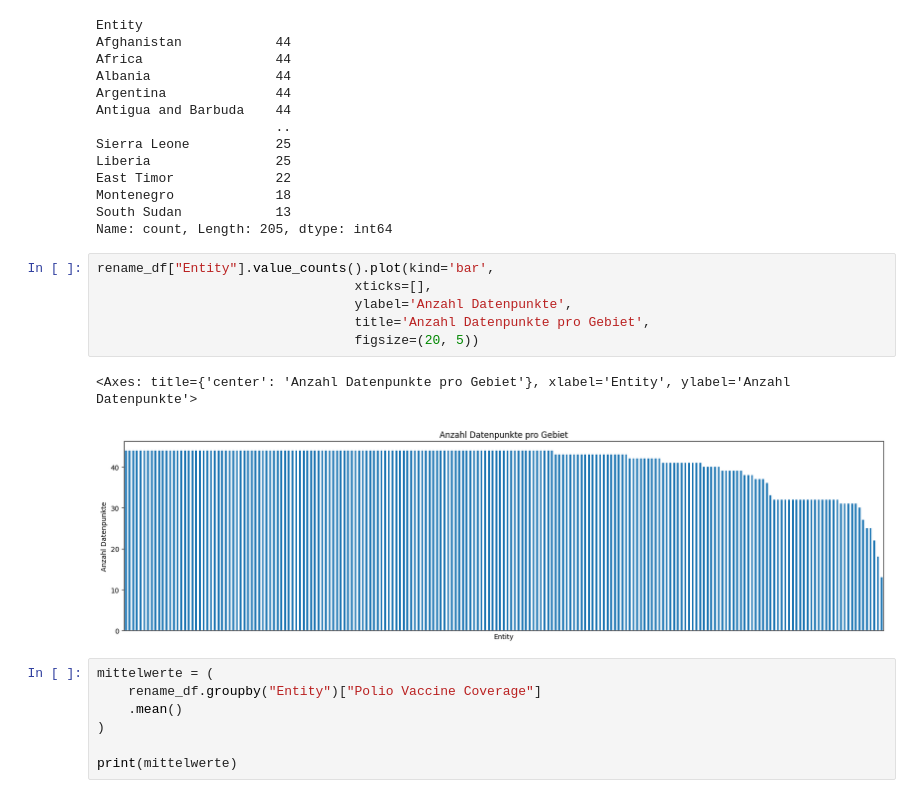
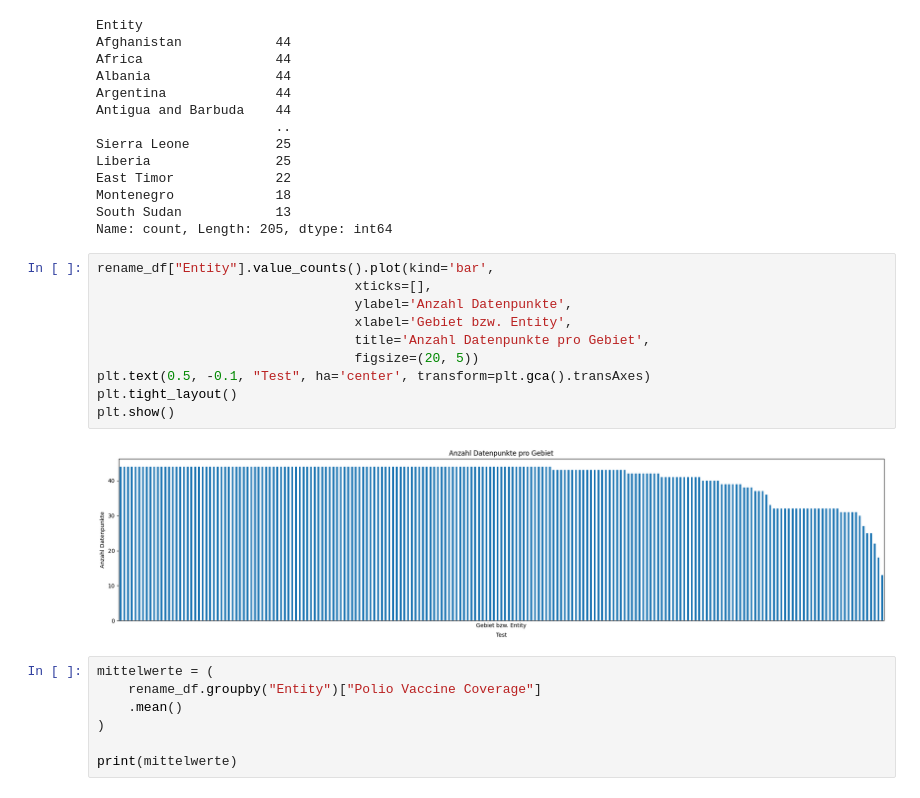
Before and after one commit to gandlea/LN-2-HS2025, a Jupyter notebook: Leistungsnachweis.ipynb, the cells around one changed output. Drawn from its saved outputs; the diff is of its cells as text.

```diff
--- a/Leistungsnachweis.ipynb
+++ b/Leistungsnachweis.ipynb
@@ -258,12 +276,15 @@ Name: count, Length: 205, dtype: int64
 # %%
 rename_df["Entity"].value_counts().plot(kind='bar',
                                  xticks=[],
                                  ylabel='Anzahl Datenpunkte',
+                                 xlabel='Gebiet bzw. Entity',
                                  title='Anzahl Datenpunkte pro Gebiet',
                                  figsize=(20, 5))
+plt.text(0.5, -0.1, "Test", ha='center', transform=plt.gca().transAxes)
+plt.tight_layout()
+plt.show()
 # %% [output]
-<Axes: title={'center': 'Anzahl Datenpunkte pro Gebiet'}, xlabel='Entity', ylabel='Anzahl Datenpunkte'>
-[figure, old version]
+[figure, new version]
 # %%
 mittelwerte = (
     rename_df.groupby("Entity")["Polio Vaccine Coverage"]
```
Also changed, not shown: parts of 3 cells of this notebook.
